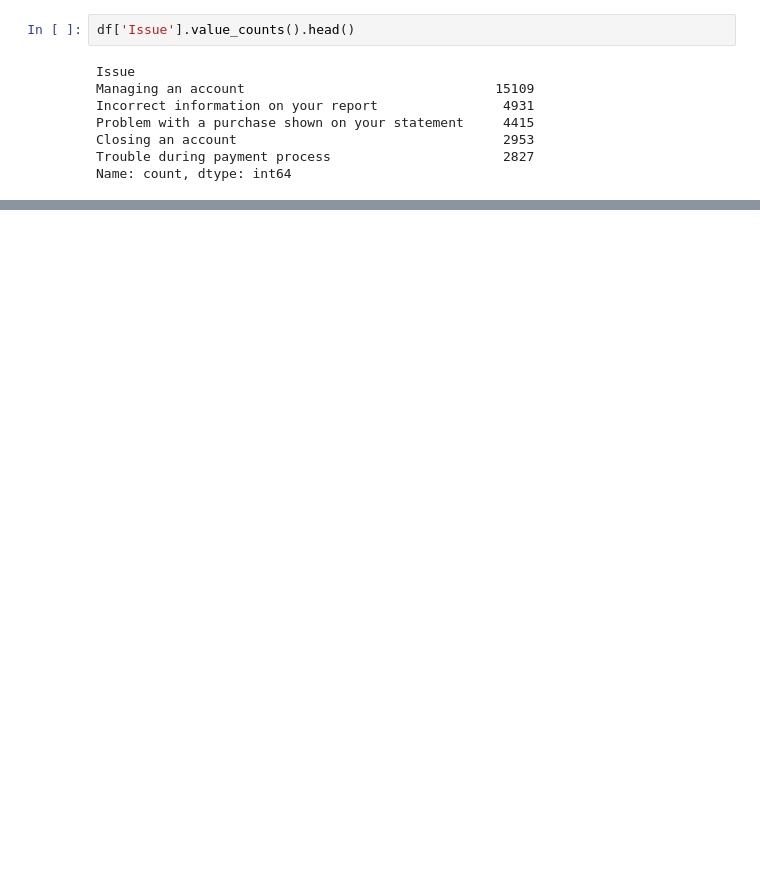
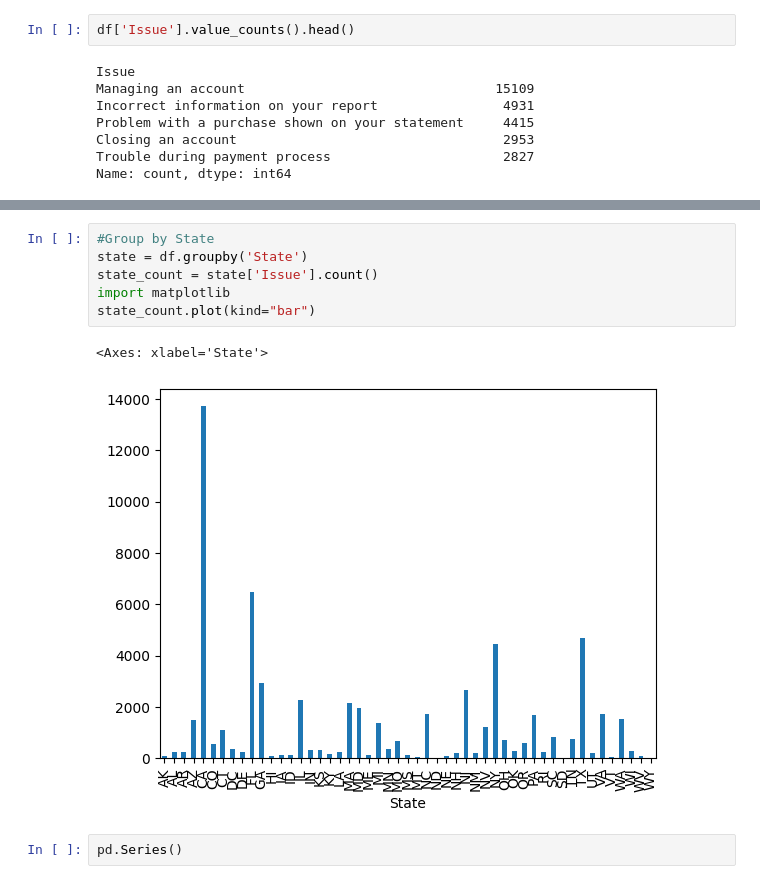
Before and after one commit to japablaza/python, a Jupyter notebook: data_analysis/pandas_inac_102.ipynb, the cells around one changed output, grey strips where cells are left out. Drawn from its saved outputs; the diff is of its cells as text; blank space fills up the shorter version.

```diff
--- a/data_analysis/pandas_inac_102.ipynb
+++ b/data_analysis/pandas_inac_102.ipynb
@@ -134,0 +141,11 @@ df[newyork & mortgage].head()
+# %%
+#Group by State
+state = df.groupby('State')
+state_count = state['Issue'].count()
+import matplotlib
+state_count.plot(kind="bar")
+# %% [output]
+<Axes: xlabel='State'>
+[figure, added]
+# %%
+pd.Series()
```
Also changed, not shown: parts of 8 cells of this notebook.
